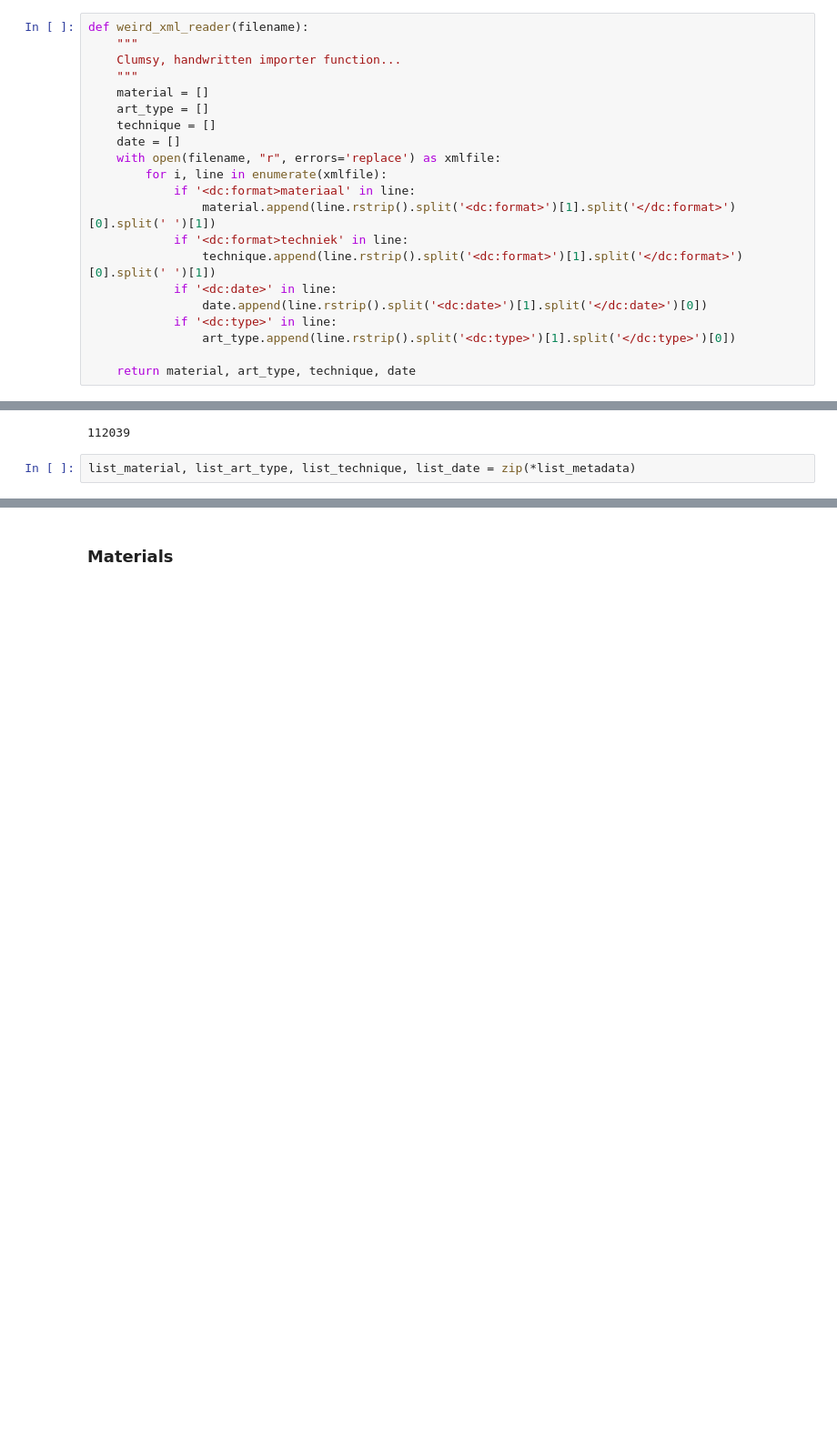
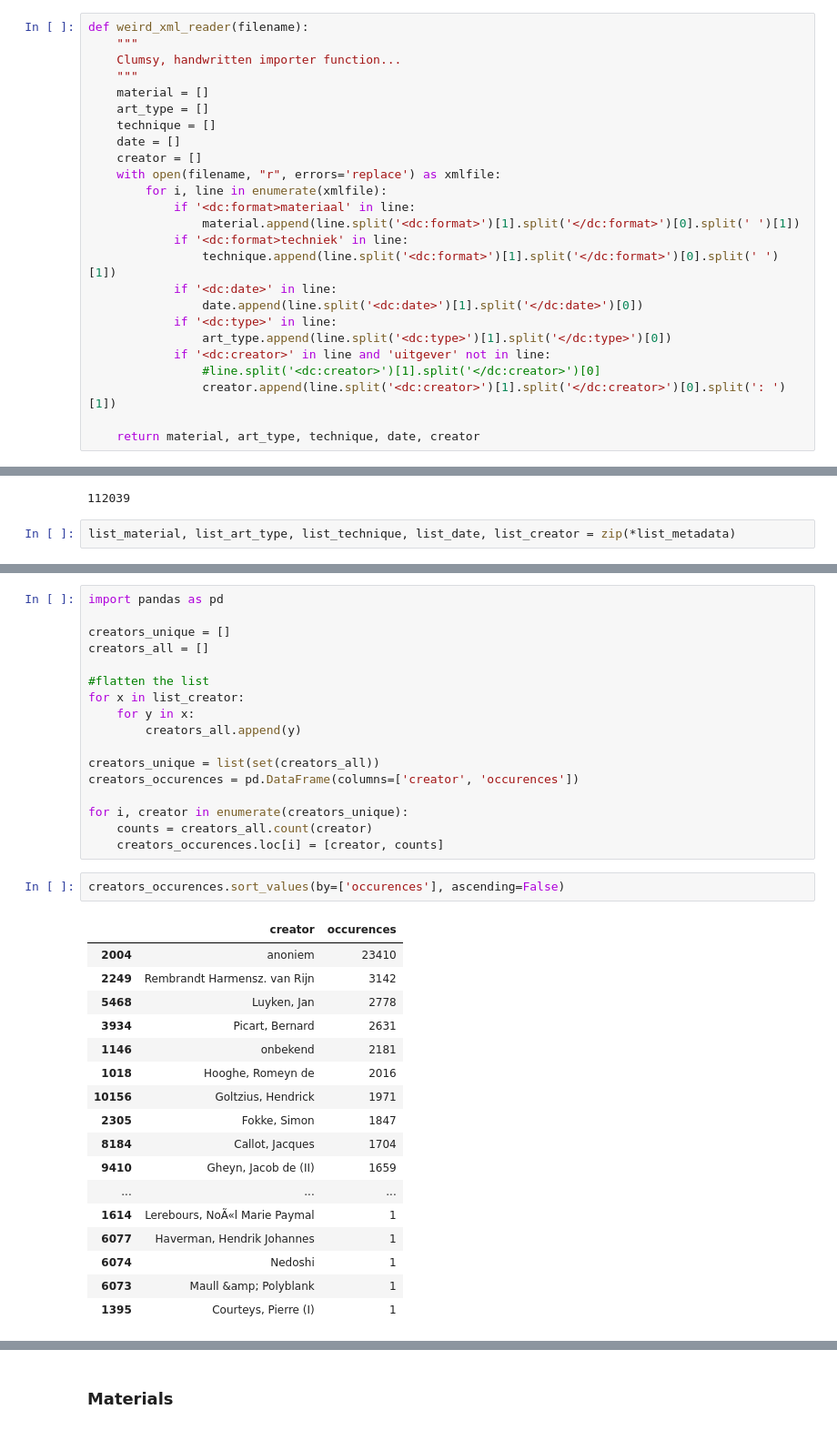
Before and after one commit to NLeSC/ART-projects, a Jupyter notebook: Notebooks/Rijksmuseum_import_data.ipynb, the cells around one changed output, grey strips where cells are left out. Shown: that part at 91% size. Drawn from its saved outputs; the diff is of its cells as text; blank space fills up the shorter version.

Commit message:
Added artist/creator import

```diff
--- a/Notebooks/Rijksmuseum_import_data.ipynb
+++ b/Notebooks/Rijksmuseum_import_data.ipynb
@@ -39,16 +39,20 @@ def weird_xml_reader(filename):
     art_type = []
     technique = []
     date = []
+    creator = []
     with open(filename, "r", errors='replace') as xmlfile:
         for i, line in enumerate(xmlfile):
             if '<dc:format>materiaal' in line:
-                material.append(line.rstrip().split('<dc:format>')[1].split('</dc:format>')[0].split(' ')[1])
+                material.append(line.split('<dc:format>')[1].split('</dc:format>')[0].split(' ')[1])
             if '<dc:format>techniek' in line:
-                technique.append(line.rstrip().split('<dc:format>')[1].split('</dc:format>')[0].split(' ')[1])
+                technique.append(line.split('<dc:format>')[1].split('</dc:format>')[0].split(' ')[1])
             if '<dc:date>' in line:
-                date.append(line.rstrip().split('<dc:date>')[1].split('</dc:date>')[0])
+                date.append(line.split('<dc:date>')[1].split('</dc:date>')[0])
             if '<dc:type>' in line:
-                art_type.append(line.rstrip().split('<dc:type>')[1].split('</dc:type>')[0])
+                art_type.append(line.split('<dc:type>')[1].split('</dc:type>')[0])
+            if '<dc:creator>' in line and 'uitgever' not in line:
+                #line.split('<dc:creator>')[1].split('</dc:creator>')[0]
+                creator.append(line.split('<dc:creator>')[1].split('</dc:creator>')[0].split(': ')[1])
 
-    return material, art_type, technique, date
+    return material, art_type, technique, date, creator
 # %%
@@ -67,4 +75,4 @@ len(list_metadata)
 # %% [output]
 112039
 # %%
-list_material, list_art_type, list_technique, list_date = zip(*list_metadata)
+list_material, list_art_type, list_technique, list_date, list_creator = zip(*list_metadata)
@@ -70,0 +101,37 @@ list_material, list_art_type, list_technique, list_date = zip(*list_metadata)
+# %%
+import pandas as pd
+
+creators_unique = []
+creators_all = []
+
+#flatten the list
+for x in list_creator:
+    for y in x:
+        creators_all.append(y)
+
+creators_unique = list(set(creators_all))
+creators_occurences = pd.DataFrame(columns=['creator', 'occurences'])
+
+for i, creator in enumerate(creators_unique):
+    counts = creators_all.count(creator)
+    creators_occurences.loc[i] = [creator, counts]
+# %%
+creators_occurences.sort_values(by=['occurences'], ascending=False)
+# %% [output]
+|  | creator | occurences |
+| 2004 | anoniem | 23410 |
+| 2249 | Rembrandt Harmensz. van Rijn | 3142 |
+| 5468 | Luyken, Jan | 2778 |
+| 3934 | Picart, Bernard | 2631 |
+| 1146 | onbekend | 2181 |
+| 1018 | Hooghe, Romeyn de | 2016 |
+| 10156 | Goltzius, Hendrick | 1971 |
+| 2305 | Fokke, Simon | 1847 |
+| 8184 | Callot, Jacques | 1704 |
+| 9410 | Gheyn, Jacob de (II) | 1659 |
+| ... | ... | ... |
+| 1614 | Lerebours, NoÃ«l Marie Paymal | 1 |
+| 6077 | Haverman, Hendrik Johannes | 1 |
+| 6074 | Nedoshi | 1 |
+| 6073 | Maull &amp; Polyblank | 1 |
+| 1395 | Courteys, Pierre (I) | 1 |
```
Also changed, not shown: parts of 6 cells of this notebook.
